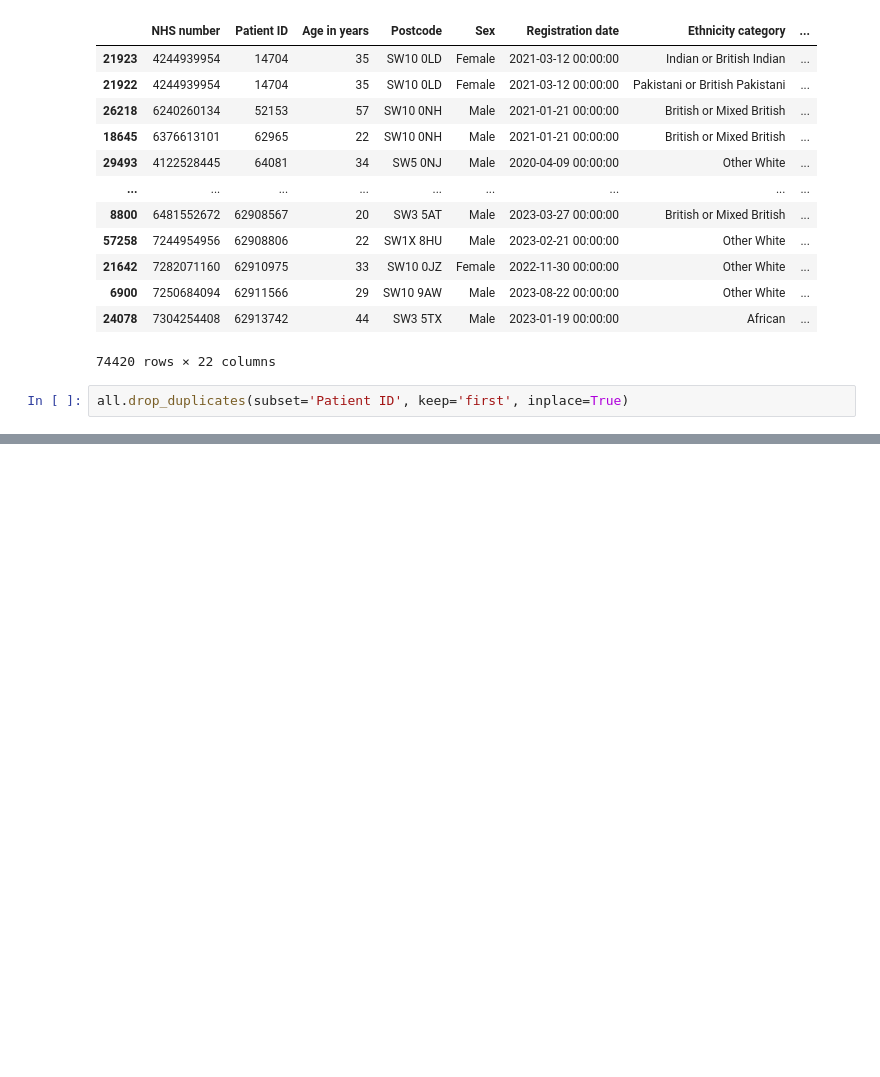
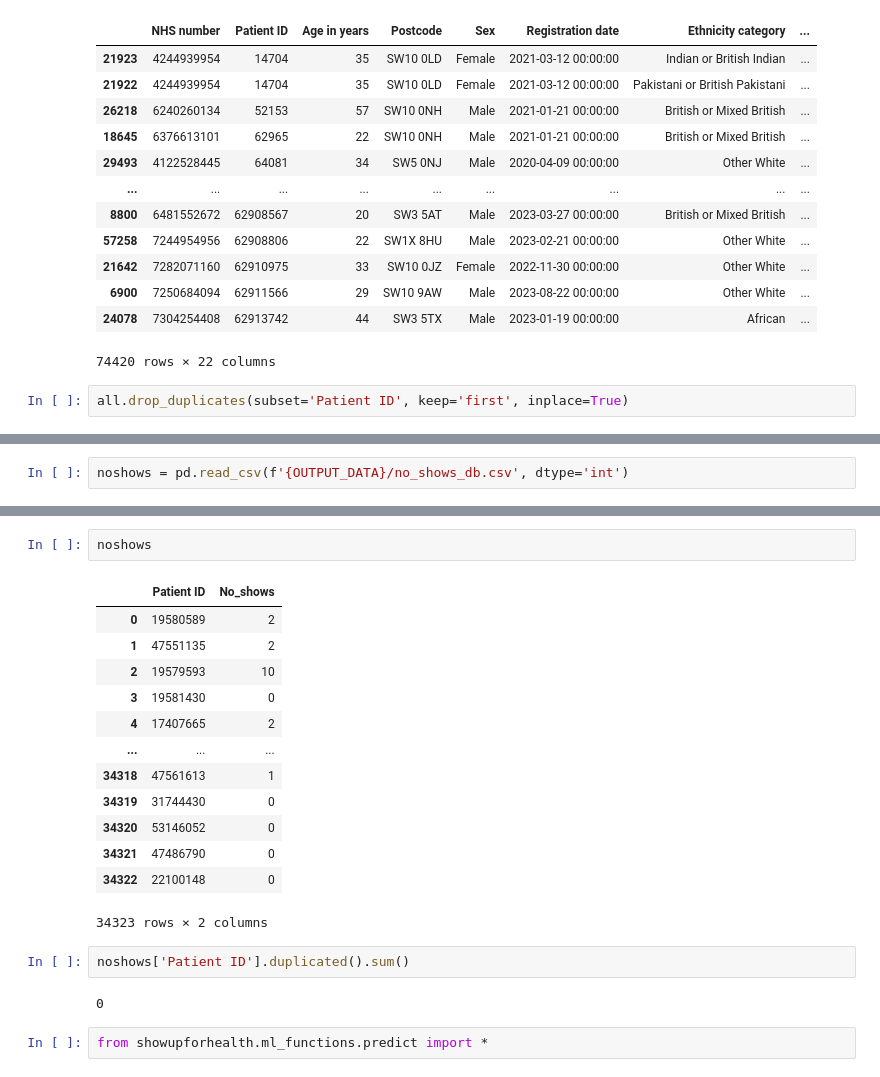
Before and after one commit to janduplessis883/project-showupforhealth, a Jupyter notebook: notebooks/Jan - Prediction + Checking Patient ID.ipynb, the cells around one changed output, grey strips where cells are left out. Saved outputs shown, nothing was run; the diff lists cells and outputs as text; blank space fills up the shorter version.

Commit message:
push predict

```diff
--- a/notebooks/Jan - Prediction + Checking Patient ID.ipynb
+++ b/notebooks/Jan - Prediction + Checking Patient ID.ipynb
@@ -592,0 +601,2 @@ all.shape
+# %%
+noshows = pd.read_csv(f'{OUTPUT_DATA}/no_shows_db.csv', dtype='int')
@@ -592,0 +615,22 @@ all.shape
+# %%
+noshows
+# %% [output]
+|  | Patient ID | No_shows |
+| 0 | 19580589 | 2 |
+| 1 | 47551135 | 2 |
+| 2 | 19579593 | 10 |
+| 3 | 19581430 | 0 |
+| 4 | 17407665 | 2 |
+| ... | ... | ... |
+| 34318 | 47561613 | 1 |
+| 34319 | 31744430 | 0 |
+| 34320 | 53146052 | 0 |
+| 34321 | 47486790 | 0 |
+| 34322 | 22100148 | 0 |
+34323 rows × 2 columns
+# %%
+noshows['Patient ID'].duplicated().sum()
+# %% [output]
+0
+# %%
+from showupforhealth.ml_functions.predict import *
```
Also changed, not shown: parts of 16 cells of this notebook, 1 other file.
